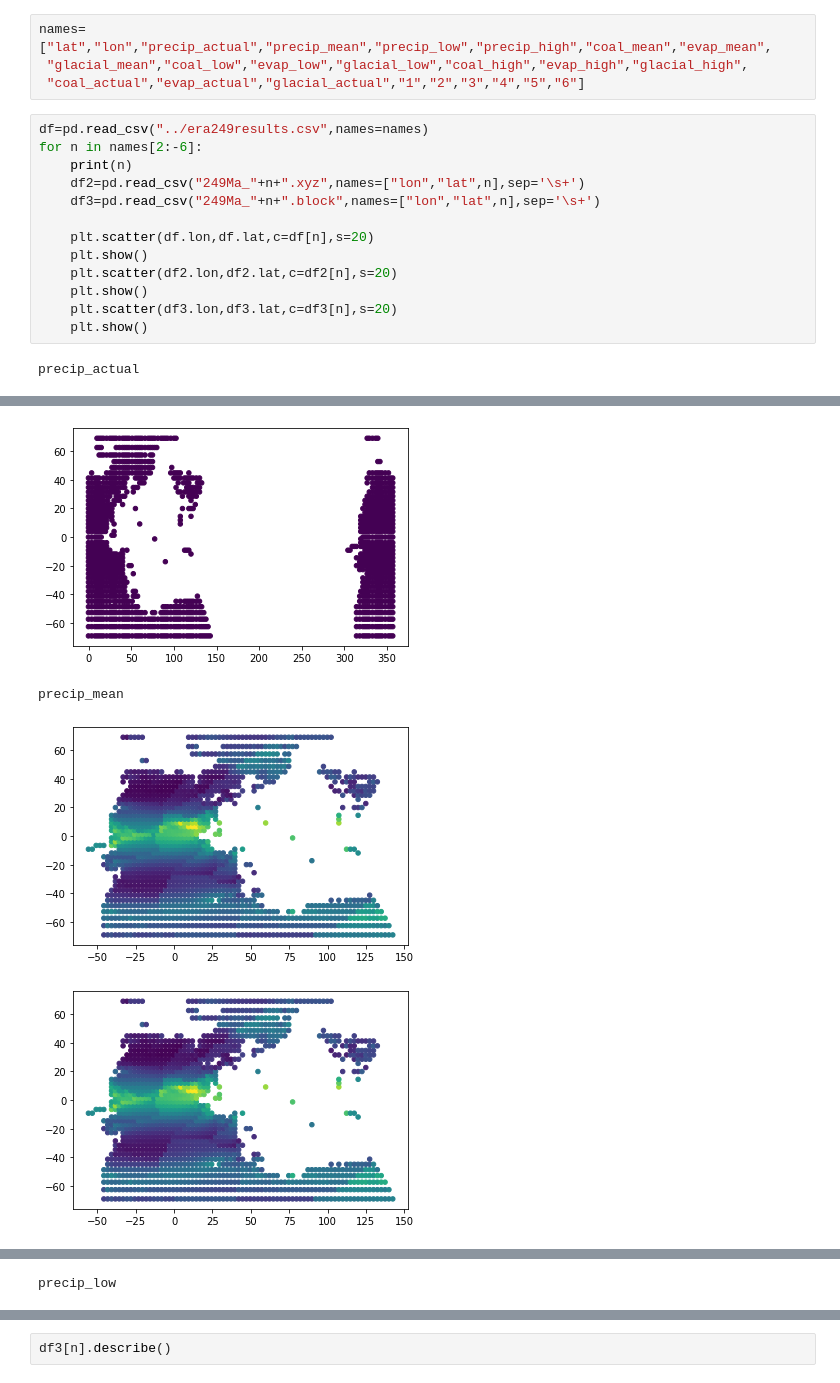
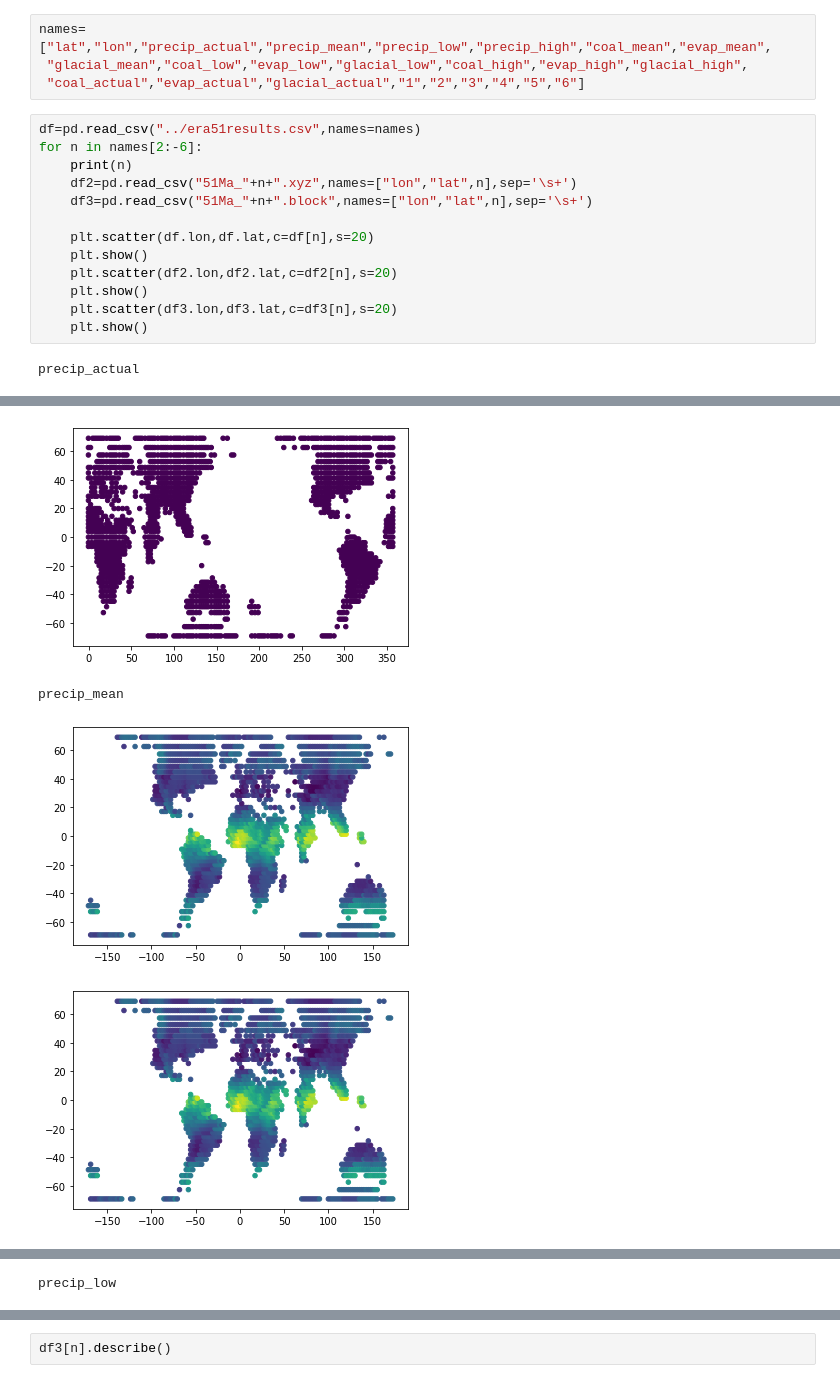
Before and after one commit to EarthByte/paleoclimate-reconstruction, a Jupyter notebook: reconstruction_prediction/results_depositsprecip/grids/Untitled.ipynb, the cells around one changed output, grey strips where cells are left out. Drawn from its saved outputs; the diff is of its cells as text.

```diff
--- a/reconstruction_prediction/results_depositsprecip/grids/Untitled.ipynb
+++ b/reconstruction_prediction/results_depositsprecip/grids/Untitled.ipynb
@@ -7,11 +7,11 @@ names=["lat","lon","precip_actual","precip_mean","precip_low","precip_high","coa
  "glacial_mean","coal_low","evap_low","glacial_low","coal_high","evap_high","glacial_high",
  "coal_actual","evap_actual","glacial_actual","1","2","3","4","5","6"]
 # %%
-df=pd.read_csv("../era249results.csv",names=names)
+df=pd.read_csv("../era51results.csv",names=names)
 for n in names[2:-6]:
     print(n)
-    df2=pd.read_csv("249Ma_"+n+".xyz",names=["lon","lat",n],sep='\s+')
-    df3=pd.read_csv("249Ma_"+n+".block",names=["lon","lat",n],sep='\s+')
+    df2=pd.read_csv("51Ma_"+n+".xyz",names=["lon","lat",n],sep='\s+')
+    df3=pd.read_csv("51Ma_"+n+".block",names=["lon","lat",n],sep='\s+')
 
     plt.scatter(df.lon,df.lat,c=df[n],s=20)
     plt.show()
@@ -26,4 +26,4 @@ precip_actual
-[figure, old version]
+[figure, new version]
 precip_mean
-[figure, old version]
+[figure, new version]
-[figure, old version]
+[figure, new version]
```
Also changed, not shown: parts of 1 cell of this notebook, 11 other files.
